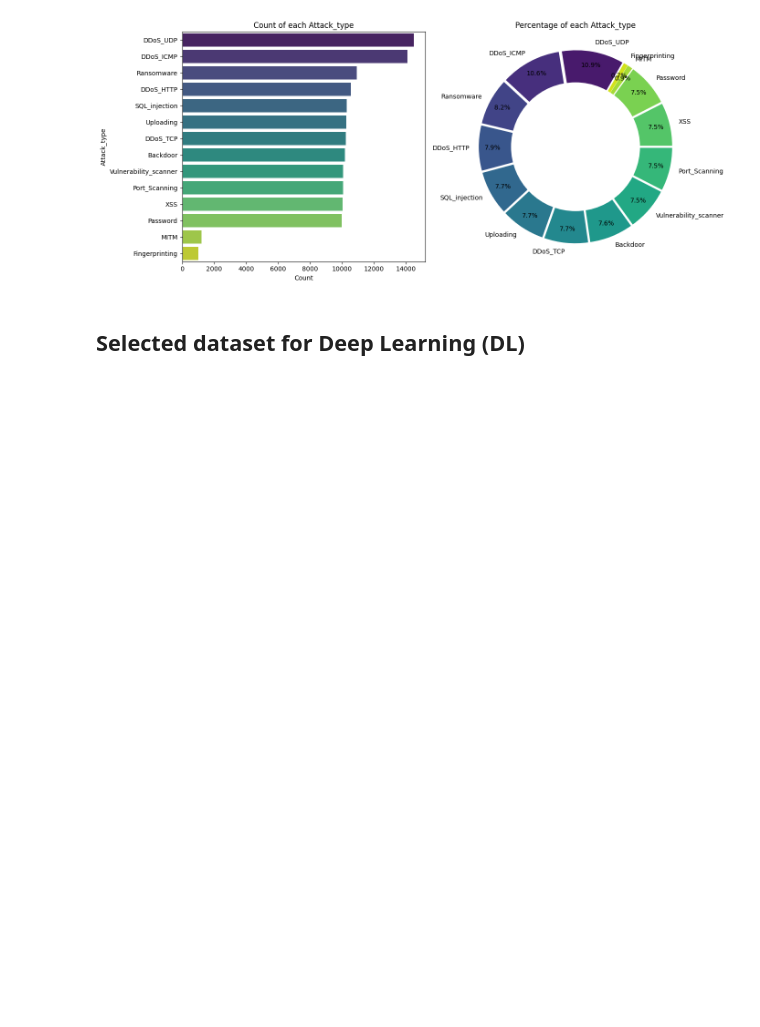
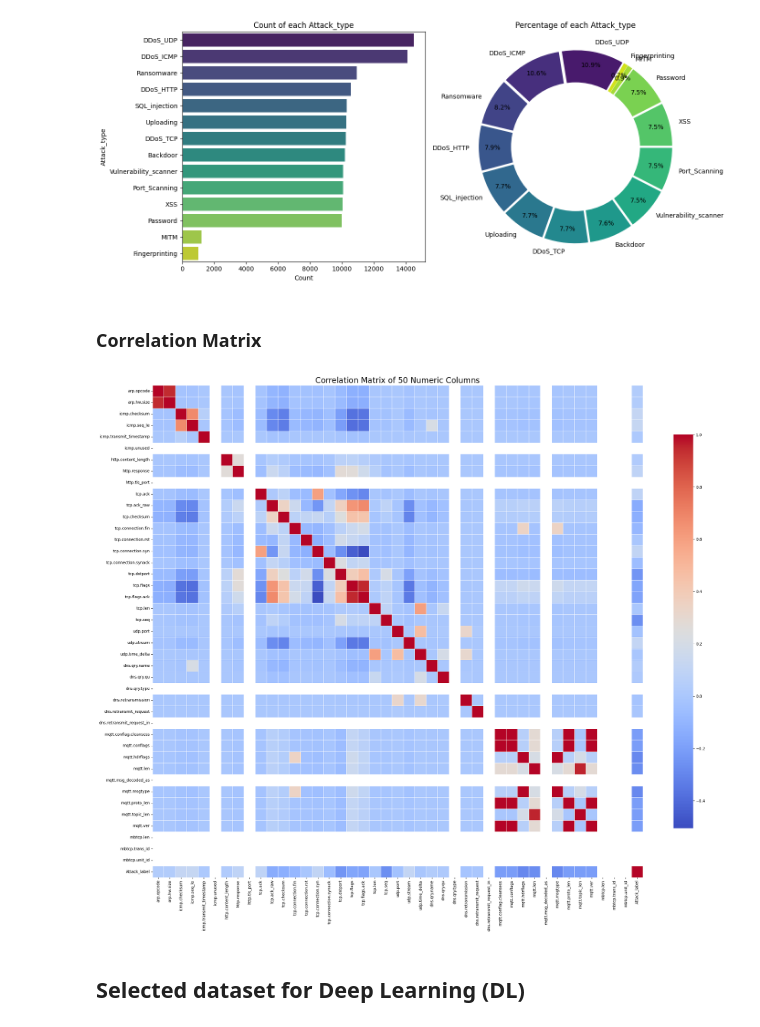
Before and after one commit to Angel-Arrospide/ML-NIDS-IIoT, a Jupyter notebook: notebooks/EdgeIIoT/01_EDA.ipynb, the cells around one changed output. Saved outputs shown, nothing was run; the diff lists cells and outputs as text; code cells hidden in the pictures; blank space fills up the shorter version.

Commit message:
feat: add correlation matrix visualization to EDA notebook

```diff
--- a/notebooks/EdgeIIoT/01_EDA.ipynb
+++ b/notebooks/EdgeIIoT/01_EDA.ipynb
@@ -120,6 +123,24 @@ df_no_normal = df_ml[df_ml[label_col] != 'Normal']
 plot_label_distribution(df_no_normal, label_col)
 # %% [output]
 [figure]
+# %% [markdown]
+### Correlation Matrix
+# %%
+df_numeric = df_ml.select_dtypes(include=['int64', 'float64']) # Only the numeric columns
+corr_matrix = df_numeric.corr()
+
+plt.figure(figsize=(24, 20))
+sns.heatmap(corr_matrix,
+            annot=False,
+            cmap='coolwarm',
+            linewidths=0.5,
+            cbar_kws={"shrink": .8})
+
+plt.title("Correlation Matrix of 50 Numeric Columns", fontsize=20)
+plt.tight_layout()
+plt.show()
+# %% [output]
+[figure, added]
 # %% [markdown]
 ## Selected dataset for Deep Learning (DL)
 # %% [markdown]
```
Also changed, not shown: parts of 3 cells of this notebook.
